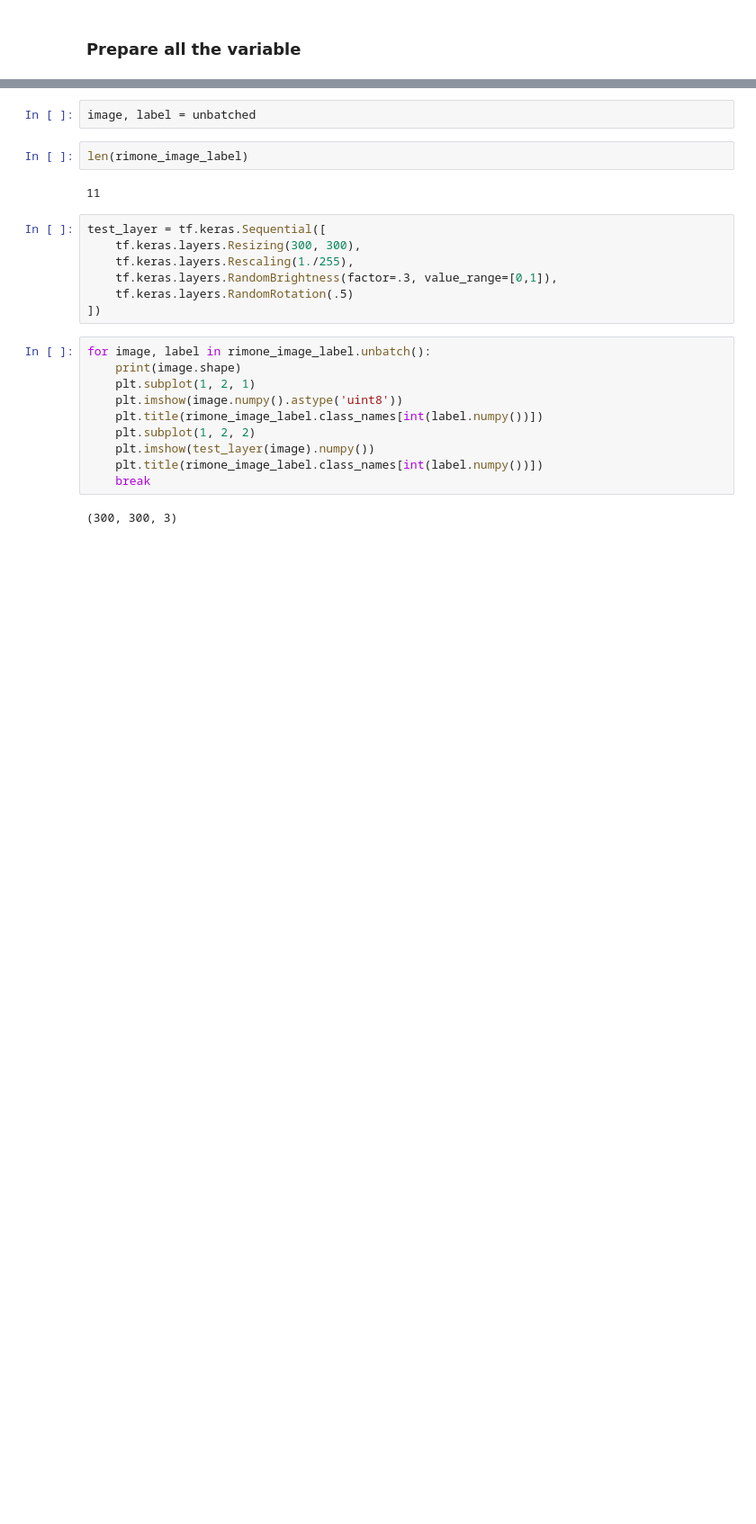
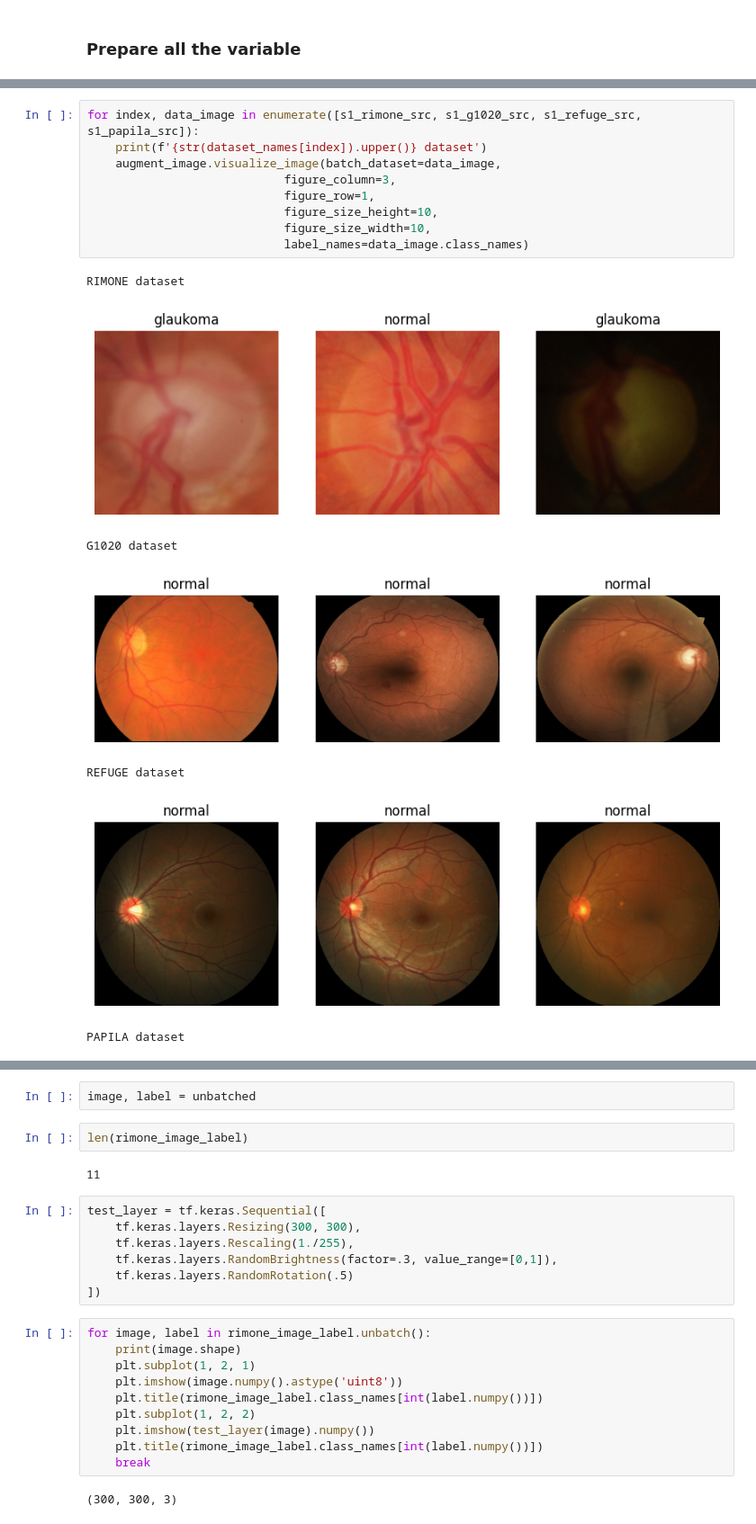
Before and after one commit to Bugi-Sulistiyo/Comparing-EfficientNet-and-MobileNet-on-Glaucoma-Detection, a Jupyter notebook: main/scripts/b. preprocessing/augmentation.ipynb, the cells around one changed output, grey strips where cells are left out. Shown at 90% size. Cells and saved outputs as stored; diff of their text form; blank space fills up the shorter version.

```diff
--- a/main/scripts/b. preprocessing/augmentation.ipynb
+++ b/main/scripts/b. preprocessing/augmentation.ipynb
@@ -39,0 +117,17 @@ rimone_image_label
+# %%
+for index, data_image in enumerate([s1_rimone_src, s1_g1020_src, s1_refuge_src, s1_papila_src]):
+    print(f'{str(dataset_names[index]).upper()} dataset')
+    augment_image.visualize_image(batch_dataset=data_image,
+                            figure_column=3,
+                            figure_row=1,
+                            figure_size_height=10,
+                            figure_size_width=10,
+                            label_names=data_image.class_names)
+# %% [output]
+RIMONE dataset
+[figure, added]
+G1020 dataset
+[figure, added]
+REFUGE dataset
+[figure, added]
+PAPILA dataset
```
Also changed, not shown: parts of 19 cells of this notebook, 1 other file.
